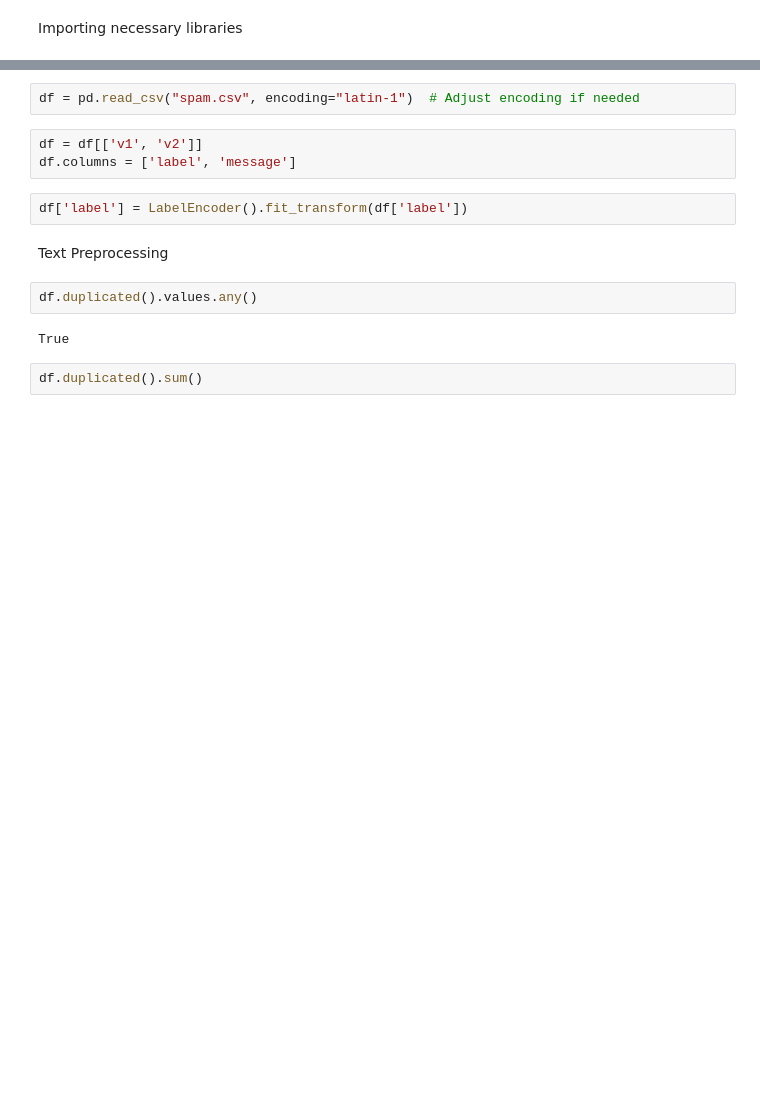
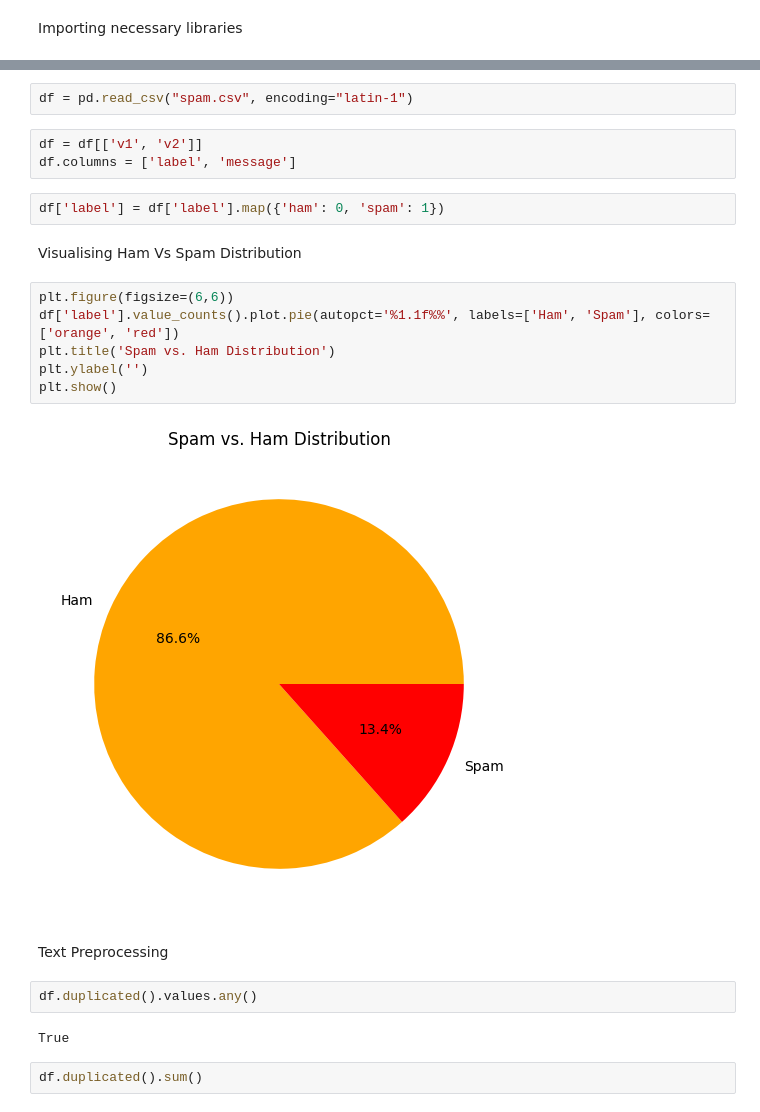
Before and after one commit to lipivirmani/CodSoft-Jan-25, a Jupyter notebook: Task2- Spam sms detection/Spam__message_detection.ipynb, the cells around one changed output, grey strips where cells are left out. Cells and saved outputs as stored; diff of their text form; blank space fills up the shorter version.

```diff
--- a/Task2- Spam sms detection/Spam__message_detection.ipynb
+++ b/Task2- Spam sms detection/Spam__message_detection.ipynb
@@ -26,10 +30,20 @@ stop_words = set(stopwords.words('english'))
 # %%
-df = pd.read_csv("spam.csv", encoding="latin-1")  # Adjust encoding if needed
+df = pd.read_csv("spam.csv", encoding="latin-1")
 # %%
 df = df[['v1', 'v2']]
 df.columns = ['label', 'message']
 # %%
-df['label'] = LabelEncoder().fit_transform(df['label'])
+df['label'] = df['label'].map({'ham': 0, 'spam': 1})
+# %% [markdown]
+Visualising Ham Vs Spam Distribution
+# %%
+plt.figure(figsize=(6,6))
+df['label'].value_counts().plot.pie(autopct='%1.1f%%', labels=['Ham', 'Spam'], colors=['orange', 'red'])
+plt.title('Spam vs. Ham Distribution')
+plt.ylabel('')
+plt.show()
+# %% [output]
+[figure, added]
 # %% [markdown]
 Text Preprocessing
 # %%
```
Also changed, not shown: parts of 25 cells of this notebook.
